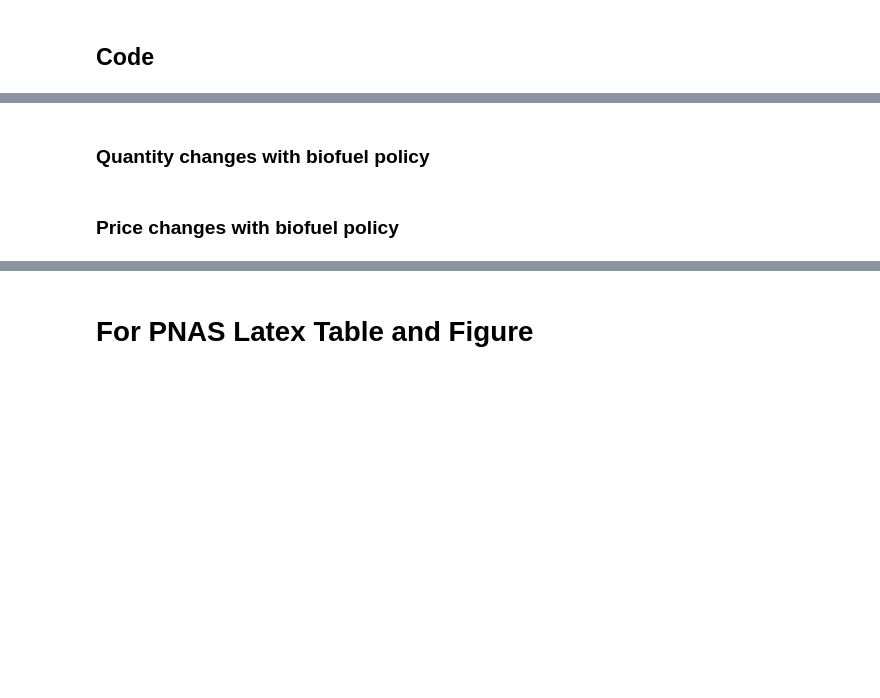
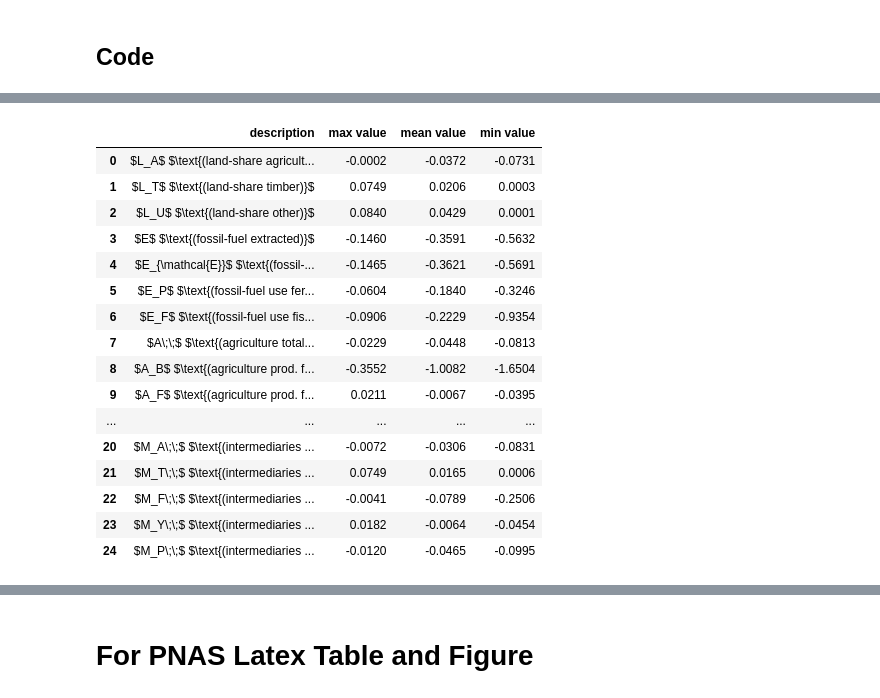
Before and after one commit to engstromgustav/carbonpricing_and_planetaryboundaries, a Jupyter notebook: PB-simulation_Nature_Communications - Final.ipynb, the cells around one changed output, grey strips where cells are left out. Cells and saved outputs as stored; diff of their text form; code cells hidden in the pictures; blank space fills up the shorter version.

```diff
--- a/PB-simulation_Nature_Communications - Final.ipynb
+++ b/PB-simulation_Nature_Communications - Final.ipynb
@@ -573,2 +80,23 @@ df_carbontax_prices
 # %%
-df_biofuel_quantities, df_biofuel_prices, df_biofuel_substeffect = gen_results(robust_check=True, biofuel_tax=1)
+df_biofuel_quantities, df_biofuel_prices = sm.gen_results(
+    robust_check=True, biofuel_tax=1
+)
+df_biofuel_quantities
+# %% [output]
+|  | description | max value | mean value | min value |
+| 0 | $L_A$ $\text{(land-share agricult... | -0.0002 | -0.0372 | -0.0731 |
+| 1 | $L_T$ $\text{(land-share timber)}$ | 0.0749 | 0.0206 | 0.0003 |
+| 2 | $L_U$ $\text{(land-share other)}$ | 0.0840 | 0.0429 | 0.0001 |
+| 3 | $E$ $\text{(fossil-fuel extracted)}$ | -0.1460 | -0.3591 | -0.5632 |
+| 4 | $E_{\mathcal{E}}$ $\text{(fossil-... | -0.1465 | -0.3621 | -0.5691 |
+| 5 | $E_P$ $\text{(fossil-fuel use fer... | -0.0604 | -0.1840 | -0.3246 |
+| 6 | $E_F$ $\text{(fossil-fuel use fis... | -0.0906 | -0.2229 | -0.9354 |
+| 7 | $A\;\;$ $\text{(agriculture total... | -0.0229 | -0.0448 | -0.0813 |
+| 8 | $A_B$ $\text{(agriculture prod. f... | -0.3552 | -1.0082 | -1.6504 |
+| 9 | $A_F$ $\text{(agriculture prod. f... | 0.0211 | -0.0067 | -0.0395 |
+| ... | ... | ... | ... | ... |
+| 20 | $M_A\;\;$ $\text{(intermediaries ... | -0.0072 | -0.0306 | -0.0831 |
+| 21 | $M_T\;\;$ $\text{(intermediaries ... | 0.0749 | 0.0165 | 0.0006 |
+| 22 | $M_F\;\;$ $\text{(intermediaries ... | -0.0041 | -0.0789 | -0.2506 |
+| 23 | $M_Y\;\;$ $\text{(intermediaries ... | 0.0182 | -0.0064 | -0.0454 |
+| 24 | $M_P\;\;$ $\text{(intermediaries ... | -0.0120 | -0.0465 | -0.0995 |
@@ -577,2 +102,0 @@ df_biofuel_quantities[["description", "min value","max value","mean value" ]]
-# %% [markdown]
-### Quantity changes with biofuel policy
@@ -581,2 +102,0 @@ df_biofuel_quantities
-# %% [markdown]
-### Price changes with biofuel policy
```
Also changed, not shown: parts of 62 cells of this notebook, 3 other files.
